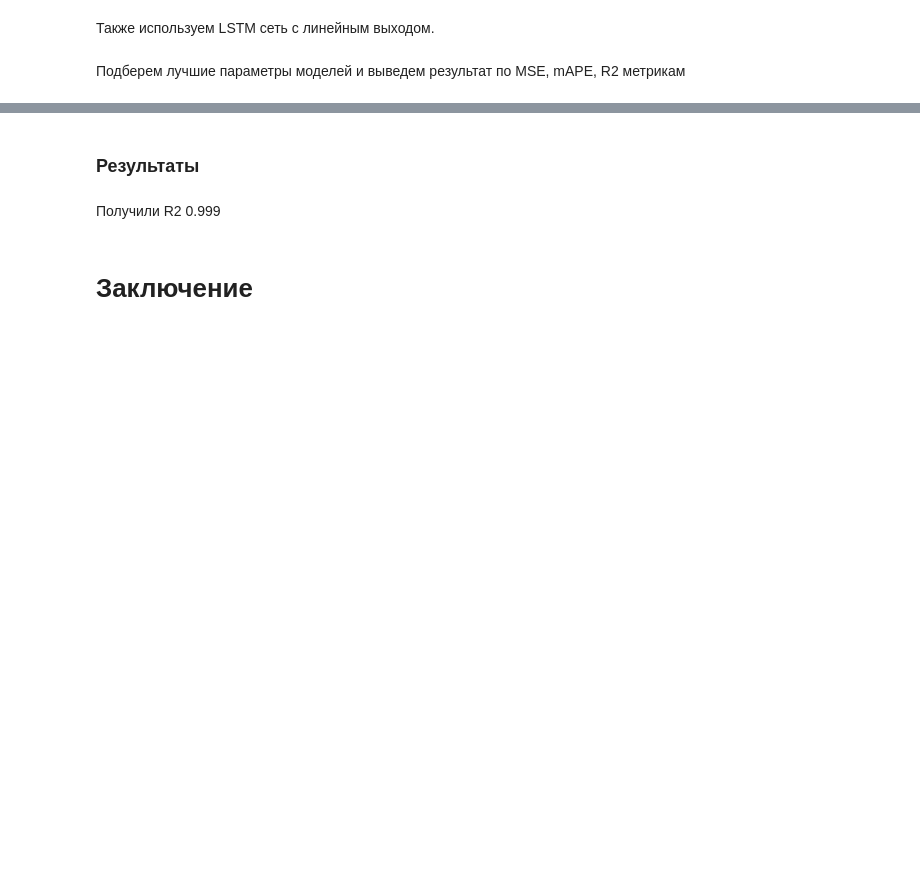
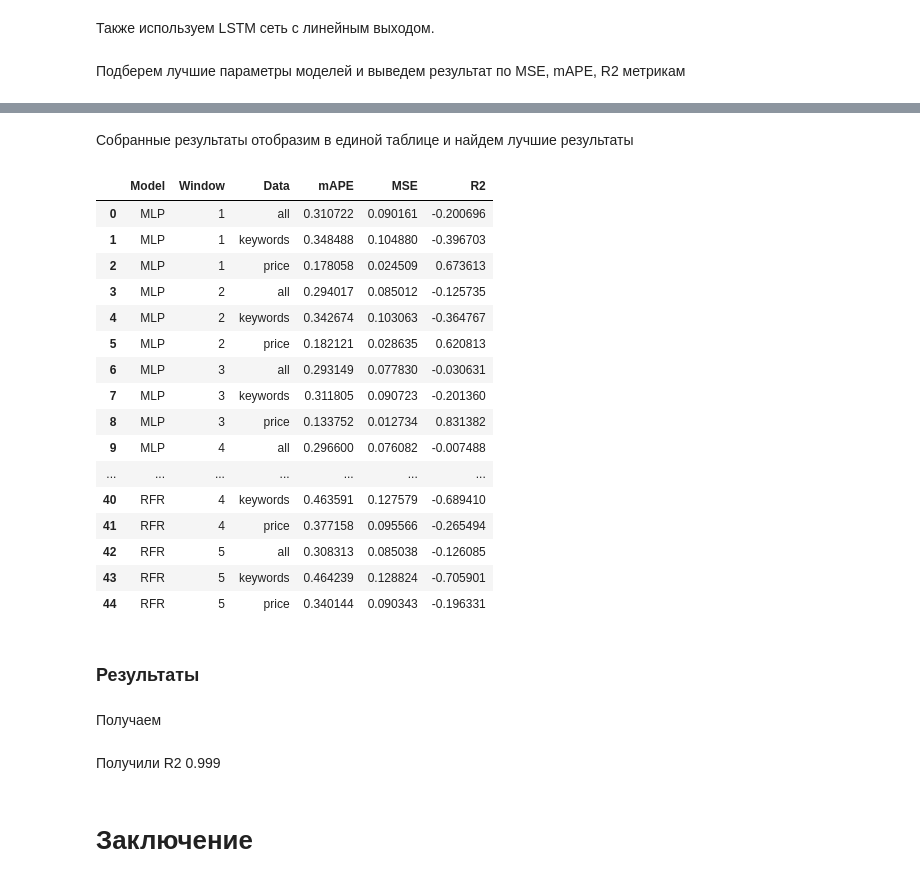
Before and after one commit to geniusserg/StockGoogler, a Jupyter notebook: task.ipynb, the cells around one changed output, grey strips where cells are left out. Cells and saved outputs as stored; diff of their text form; code cells hidden in the pictures; blank space fills up the shorter version.

Commit message:
training code is ready

```diff
--- a/task.ipynb
+++ b/task.ipynb
@@ -324,9 +373,10 @@ train_lstm(*prepare_data(winsize=3, params_set="price", flatten=False))
 # %% [markdown]
 Подготовим данные, используя Standard Scaler
 # %%
-scaler = StandardScaler()
+scaler = MinMaxScaler()
 scaler = scaler.fit(res)
 pricedata_scaled = scaler.transform(res)
+pricedata_scaled[:, 1:] = np.log(pricedata_scaled[:, 1:]+0.001)
 # %% [markdown]
 Аналогичная функция разбиения на окна и тренировочную и тестирующую часть
 # %%
@@ -409,24 +440,28 @@ def train_lstm(X_train, X_test, y_train, y_test):
     winsize=X_train.shape[1]
     model.add(Input((winsize, param_num)))
     model.add(LSTM(64, return_sequences=False, kernel_regularizer="l2"))
+    model.add(Dense(32, activation="relu", kernel_regularizer="l2"))
     model.add(Dense(1, activation="linear"))
-    model.compile(metrics="mape", loss="mse", optimizer=Adam(0.001))
+    model.compile(metrics="mape", loss="mse")
     history = model.fit(X_train, y_train, validation_data=(X_test, y_test), epochs=50, verbose=0)
-
-
-    plt.plot(history.history["val_mape"], "r-")
-    plt.plot(history.history["mape"])
-    plt.title("Validfation (mAPE metric)")
-    plt.legend(["Validation", "Train"])
-    plt.show()
-    plt.plot(y_pred[2:], "r")
-    plt.plot(y_test, "b-")
-    plt.legend(["Predicted", "real"])
-    plt.title("Real and Predicted stock prices")
-    plt.show()
-    y_pred = model.predict(X_test)
-    print(f"mAPE: {round(mean_absolute_percentage_error(y_true=y_test, y_pred=y_pred), 5)}%")
-    print(f"MSE (scaled): {round(mean_squared_error(y_true=y_test, y_pred=y_pred), 6)}")
-    print(f"R2: {round(r2_score(y_true=y_test, y_pred=y_pred), 2)}")
+    y_pred = model.predict(X_test, verbose=0)
+    mape = mean_absolute_percentage_error(y_true=y_test, y_pred=y_pred)
+    mse = mean_squared_error(y_true=y_test, y_pred=y_pred)
+    r2 = r2_score(y_true=y_test, y_pred=y_pred)
+    return [mape, mse, r2]
 # %% [markdown]
 Подберем лучшие параметры моделей и выведем результат по MSE, mAPE, R2 метрикам
+# %%
+results = []
+for i in range(1, 6):
+    for j in ["all", "keywords", "price"]:
+        ress = train_mlp(*prepare_data(winsize=i, params_set=j, flatten=True))
+        results.append(["MLP", i, j, *ress])
+for i in range(1, 6):
+    for j in ["all", "keywords", "price"]:
+        ress = train_lstm(*prepare_data(winsize=i, params_set=j, flatten=False))
+        results.append(["LSTM", i, j, *ress])
+for i in range(1, 6):
+    for j in ["all", "keywords", "price"]:
+        ress = train_rfr(*prepare_data(winsize=i, params_set=j, flatten=True))
+        results.append(["RFR", i, j, *ress])
@@ -433,5 +486,29 @@ def train_lstm(X_train, X_test, y_train, y_test):
+# %% [markdown]
+Собранные результаты отобразим в единой таблице и найдем лучшие результаты
+# %%
+pd.DataFrame(results, columns = ["Model", "Window", "Data", "mAPE", "MSE", "R2"])
+# %% [output]
+|  | Model | Window | Data | mAPE | MSE | R2 |
+| 0 | MLP | 1 | all | 0.310722 | 0.090161 | -0.200696 |
+| 1 | MLP | 1 | keywords | 0.348488 | 0.104880 | -0.396703 |
+| 2 | MLP | 1 | price | 0.178058 | 0.024509 | 0.673613 |
+| 3 | MLP | 2 | all | 0.294017 | 0.085012 | -0.125735 |
+| 4 | MLP | 2 | keywords | 0.342674 | 0.103063 | -0.364767 |
+| 5 | MLP | 2 | price | 0.182121 | 0.028635 | 0.620813 |
+| 6 | MLP | 3 | all | 0.293149 | 0.077830 | -0.030631 |
+| 7 | MLP | 3 | keywords | 0.311805 | 0.090723 | -0.201360 |
+| 8 | MLP | 3 | price | 0.133752 | 0.012734 | 0.831382 |
+| 9 | MLP | 4 | all | 0.296600 | 0.076082 | -0.007488 |
+| ... | ... | ... | ... | ... | ... | ... |
+| 40 | RFR | 4 | keywords | 0.463591 | 0.127579 | -0.689410 |
+| 41 | RFR | 4 | price | 0.377158 | 0.095566 | -0.265494 |
+| 42 | RFR | 5 | all | 0.308313 | 0.085038 | -0.126085 |
+| 43 | RFR | 5 | keywords | 0.464239 | 0.128824 | -0.705901 |
+| 44 | RFR | 5 | price | 0.340144 | 0.090343 | -0.196331 |
 # %% [markdown]
 ### Результаты
+# %% [markdown]
+Получаем
 # %% [markdown]
 Получили R2 0.999
 # %% [markdown]
```
Also changed, not shown: parts of 11 cells of this notebook.
